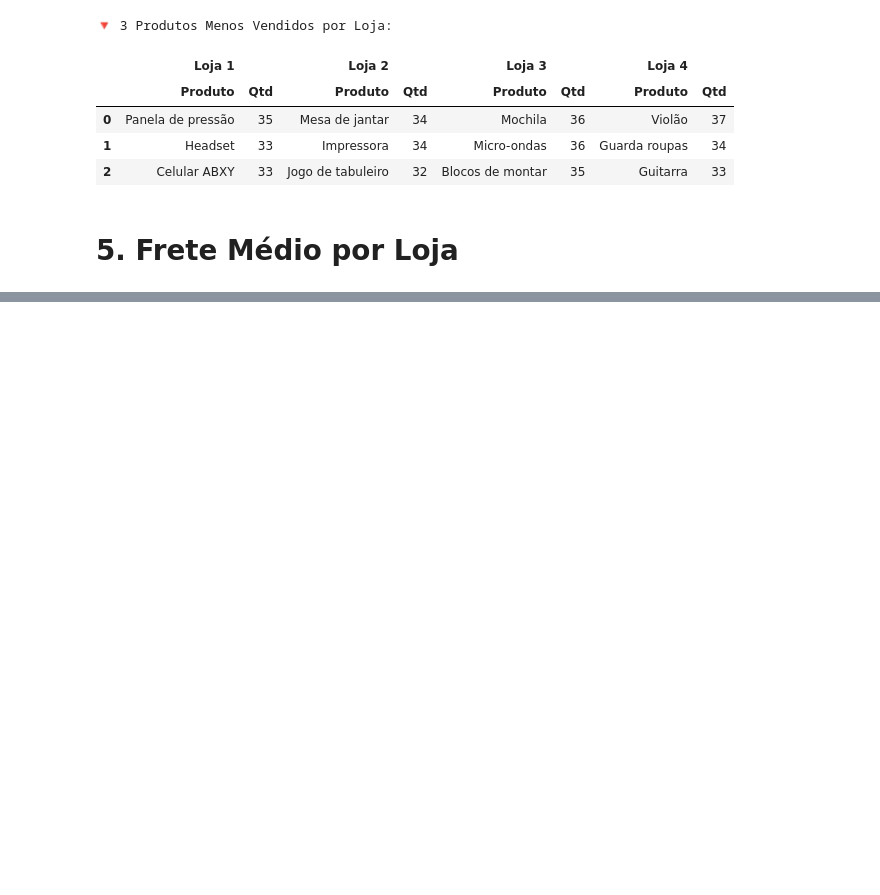
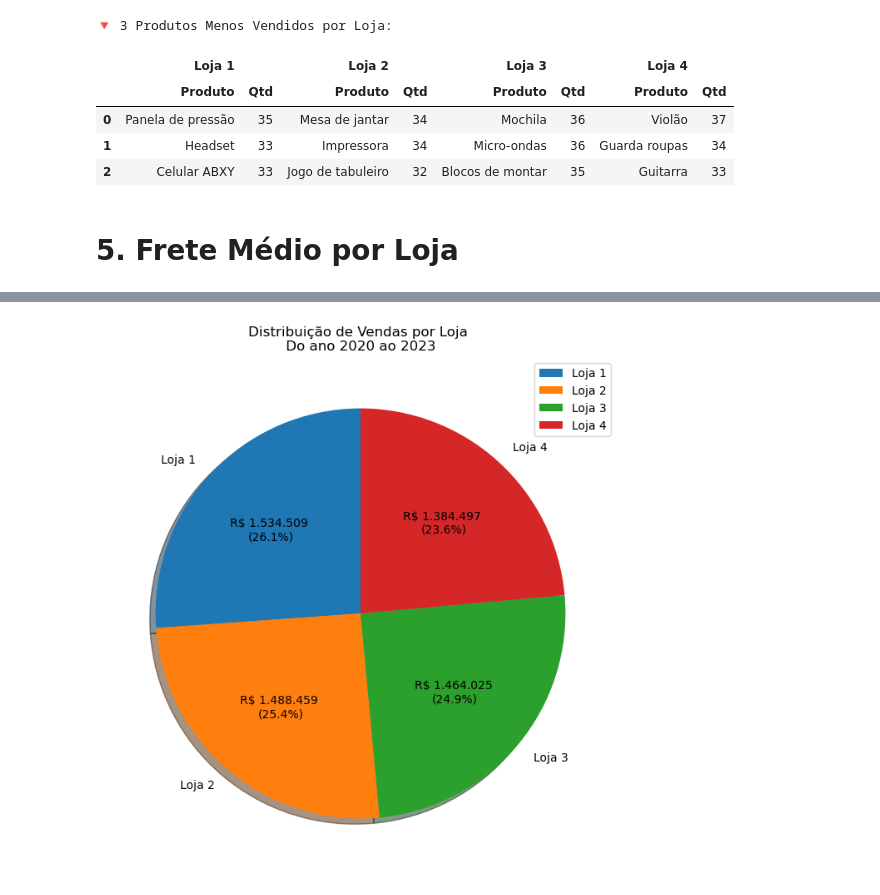
Before and after one commit to ygor-github/challenge-alura-store, a Jupyter notebook: AluraStoreBr.ipynb, the cells around one changed output, grey strips where cells are left out. Cells and saved outputs as stored; diff of their text form; code cells hidden in the pictures; blank space fills up the shorter version.

```diff
--- a/AluraStoreBr.ipynb
+++ b/AluraStoreBr.ipynb
@@ -25,6 +25,7 @@ loja.head()
 # %% [markdown]
 #1. Análise do faturamento
 # %%
+#Analizando faturamento
 vendas_por_loja = pd.DataFrame({
     'Lojas': ['Loja 1','Loja 2','Loja 3','Loja 4'],
     'Vendas': [
@@ -35,7 +36,8 @@ vendas_por_loja = pd.DataFrame({
     ]
 })
 # Formatando os valores com separador de milhar e vírgula como separador decimal
-vendas_por_loja['Vendas'] = vendas_por_loja['Vendas'].apply(lambda x: f"{x:,.2f}".replace(",", "X").replace(".", ",").replace("X", "."))
+vendas_formatadas_br = vendas_por_loja.copy()
+vendas_formatadas_br['Vendas'] = vendas_formatadas_br['Vendas'].apply(lambda x: f"{x:,.2f}".replace(",", "X").replace(".", ",").replace("X", "."))
 # %%
 #Mostrando Vendas total por lojas:
 print("\nVendas totais por loja (ordenadas de forma decrescente):\n")
@@ -181,0 +211,20 @@ Media do Valor do Frete por Loja:
+# %%
+#Importantdo pyplot da libraria matplotlib como plt
+import matplotlib.pyplot as plt
+
+# Função para formatar os rótulos
+def formatar_valor(pct, total):
+    valor_absoluto = int(pct / 100. * total)
+    return f'R$ {locale.format_string("%d", valor_absoluto, grouping=True)} \n({pct:.1f}%)'
+# %%
+#Mostrando as vendas por loja em grafico de pizza
+loja["Data da Compra"] = pd.to_datetime(loja["Data da Compra"], dayfirst=True)
+anos = list(set(loja['Data da Compra'].dt.year))
+
+plt.figure(figsize=(10, 8))
+plt.pie(vendas_por_loja['Vendas'], labels=vendas_por_loja['Lojas'], autopct=lambda p: formatar_valor(p, vendas_por_loja['Vendas'].sum()), startangle=90,shadow=True)
+plt.title(f'Distribuição de Vendas por Loja \n Do ano {anos[0]} ao {anos[-1]} ')
+plt.legend(vendas_por_loja['Lojas'], loc='upper right')
+plt.show()
+# %% [output]
+[figure, added]
```
Also changed, not shown: parts of 7 cells of this notebook.
